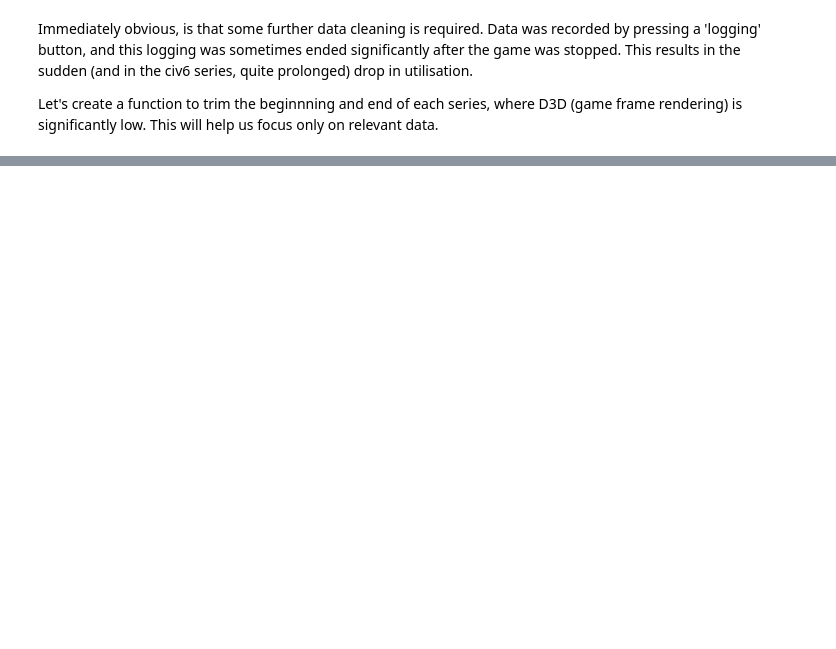
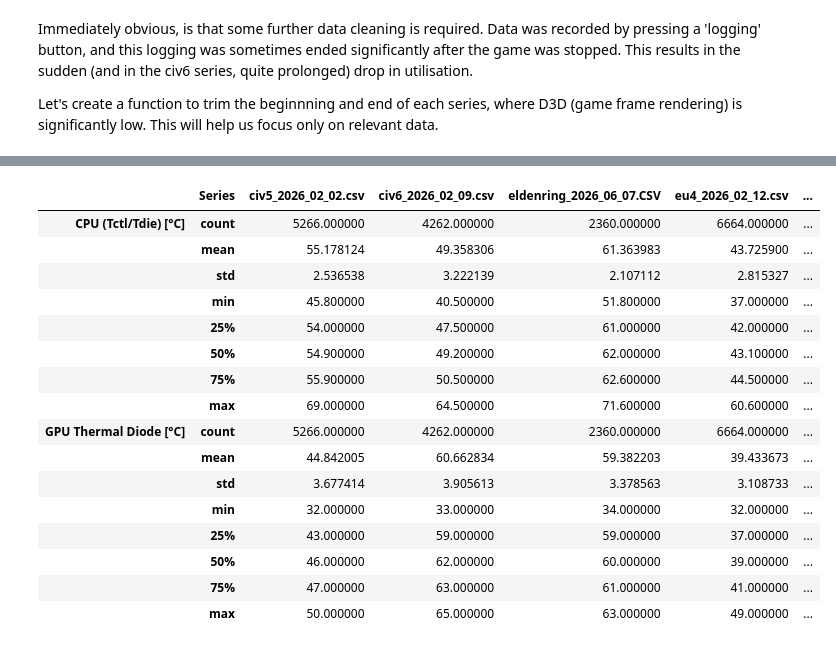
Before and after one commit to bailey4770/bottleneck-analysis, a Jupyter notebook: eda.ipynb, the cells around one changed output, grey strips where cells are left out. Drawn from its saved outputs; the diff is of its cells as text; code cells hidden in the pictures; blank space fills up the shorter version.

```diff
--- a/eda.ipynb
+++ b/eda.ipynb
@@ -132,0 +187,20 @@ plt.show()
+# %%
+panel.groupby("Series")[["CPU (Tctl/Tdie) [°C]", "GPU Thermal Diode [°C]", ]].describe().transpose()
+# %% [output]
+|  | Series | civ5_2026_02_02.csv | civ6_2026_02_09.csv | eldenring_2026_06_07.CSV | eu4_2026_02_12.csv | ... |
+| CPU (Tctl/Tdie) [°C] | count | 5266.000000 | 4262.000000 | 2360.000000 | 6664.000000 | ... |
+|  | mean | 55.178124 | 49.358306 | 61.363983 | 43.725900 | ... |
+|  | std | 2.536538 | 3.222139 | 2.107112 | 2.815327 | ... |
+|  | min | 45.800000 | 40.500000 | 51.800000 | 37.000000 | ... |
+|  | 25% | 54.000000 | 47.500000 | 61.000000 | 42.000000 | ... |
+|  | 50% | 54.900000 | 49.200000 | 62.000000 | 43.100000 | ... |
+|  | 75% | 55.900000 | 50.500000 | 62.600000 | 44.500000 | ... |
+|  | max | 69.000000 | 64.500000 | 71.600000 | 60.600000 | ... |
+| GPU Thermal Diode [°C] | count | 5266.000000 | 4262.000000 | 2360.000000 | 6664.000000 | ... |
+|  | mean | 44.842005 | 60.662834 | 59.382203 | 39.433673 | ... |
+|  | std | 3.677414 | 3.905613 | 3.378563 | 3.108733 | ... |
+|  | min | 32.000000 | 33.000000 | 34.000000 | 32.000000 | ... |
+|  | 25% | 43.000000 | 59.000000 | 59.000000 | 37.000000 | ... |
+|  | 50% | 46.000000 | 62.000000 | 60.000000 | 39.000000 | ... |
+|  | 75% | 47.000000 | 63.000000 | 61.000000 | 41.000000 | ... |
+|  | max | 50.000000 | 65.000000 | 63.000000 | 49.000000 | ... |
```
Also changed, not shown: parts of 19 cells of this notebook, 2 other files.
